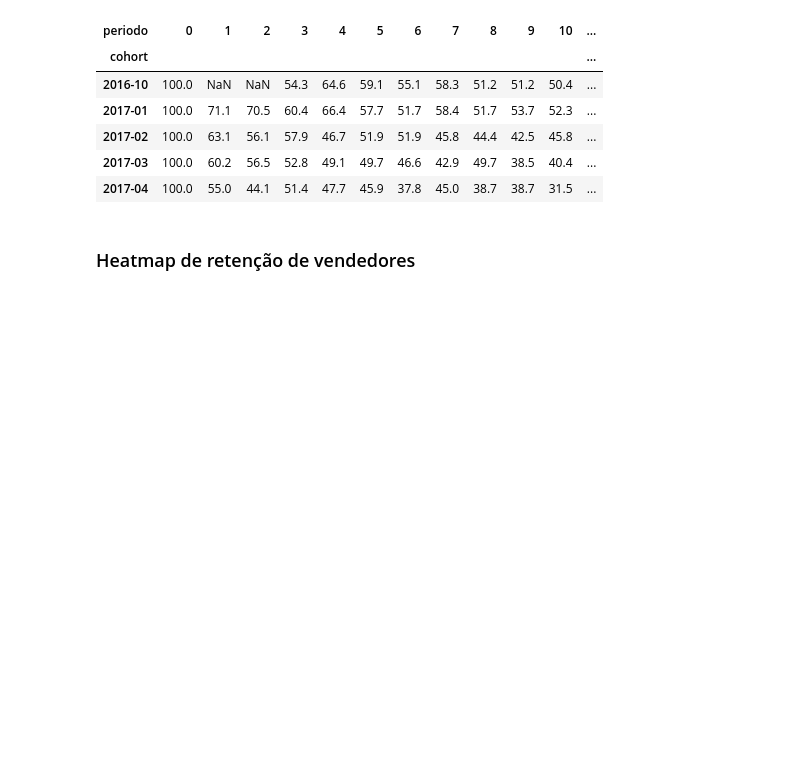
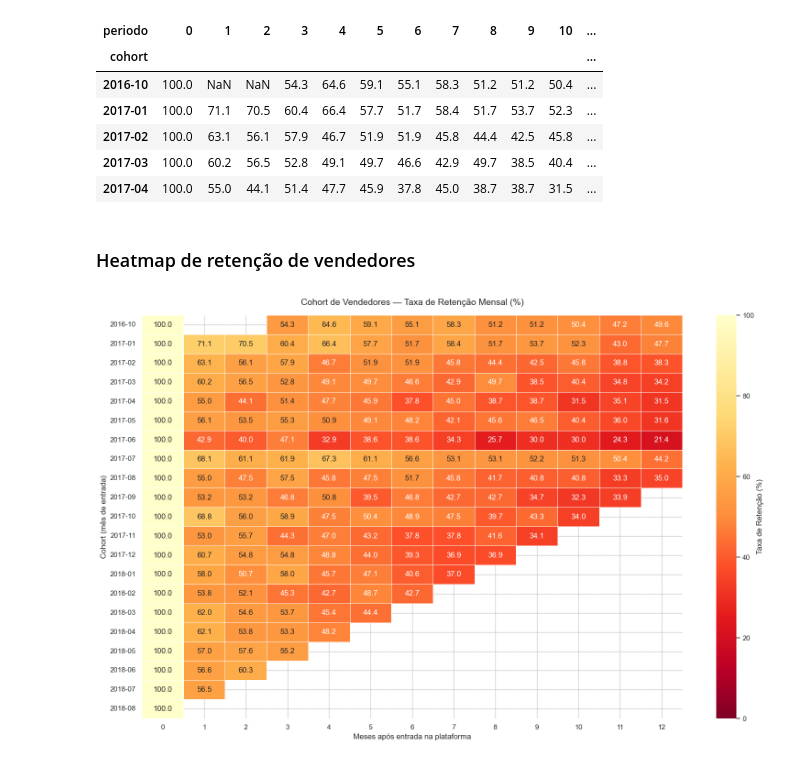
Before and after one commit to vpereiranunes/ifood-delivery-analytics, a Jupyter notebook: notebooks/02_cohort_retention.ipynb, the cells around one changed output. Drawn from its saved outputs; the diff is of its cells as text; code cells hidden in the pictures; blank space fills up the shorter version.

```diff
--- a/notebooks/02_cohort_retention.ipynb
+++ b/notebooks/02_cohort_retention.ipynb
@@ -92,3 +92,29 @@ Cohorts analisados: 21
 | 2017-04 | 100.0 | 55.0 | 44.1 | 51.4 | 47.7 | 45.9 | 37.8 | 45.0 | 38.7 | 38.7 | 31.5 | ... |
 # %% [markdown]
 ### Heatmap de retenção de vendedores
+# %%
+fig, ax = plt.subplots(figsize=(16, 10))
+
+sns.heatmap(
+    retention,
+    mask=retention.isnull(),
+    annot=True,
+    fmt=".1f",
+    cmap="YlOrRd_r",
+    linewidths=0.5,
+    linecolor="white",
+    vmin=0, vmax=100,
+    cbar_kws={"label": "Taxa de Retenção (%)"},
+    ax=ax
+)
+
+ax.set_title("Cohort de Vendedores — Taxa de Retenção Mensal (%)", fontsize=14, pad=16)
+ax.set_xlabel("Meses após entrada na plataforma")
+ax.set_ylabel("Cohort (mês de entrada)")
+ax.tick_params(axis="y", rotation=0)
+
+plt.tight_layout()
+plt.savefig("../reports/02_cohort_vendedores.png", dpi=150)
+plt.show()
+# %% [output]
+[figure, added]
```
Also changed, not shown: parts of 7 cells of this notebook.
